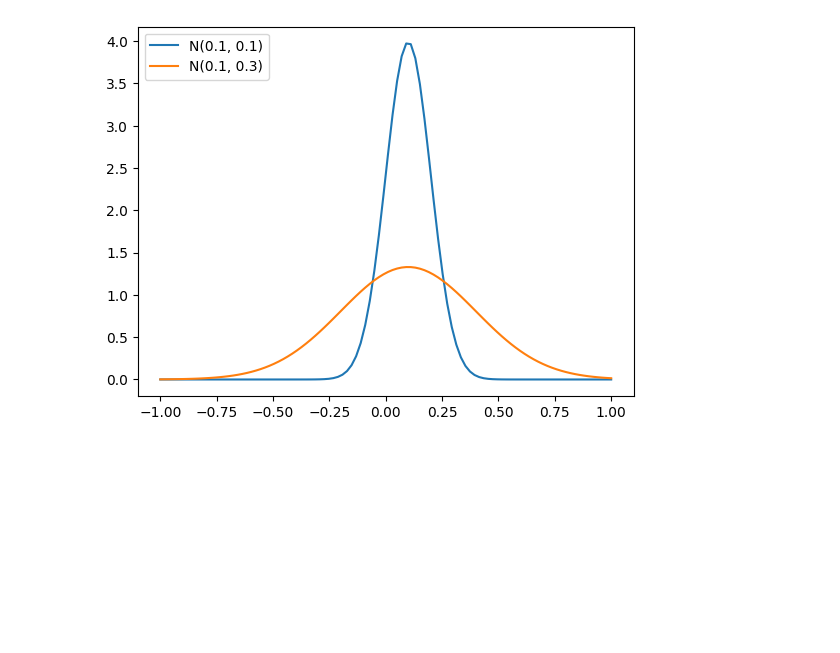
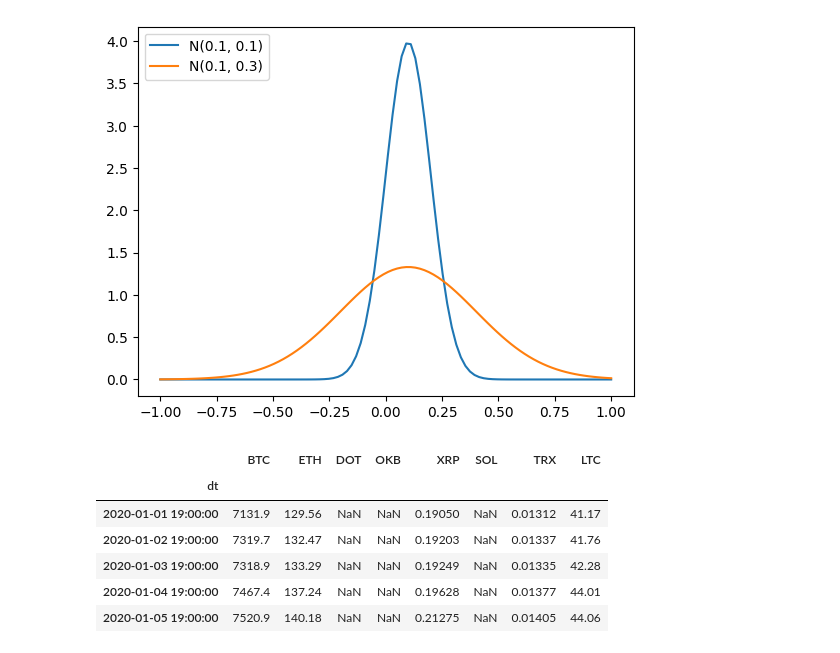
Before and after one commit to poluzerovT/Masters-thesis, a Jupyter notebook: notebooks/portfolio_examles.ipynb, the cells around one changed output. Saved outputs shown, nothing was run; the diff lists cells and outputs as text; code cells hidden in the pictures; blank space fills up the shorter version.

```diff
--- a/notebooks/portfolio_examles.ipynb
+++ b/notebooks/portfolio_examles.ipynb
@@ -25,3 +26,16 @@ plt.legend(loc='upper left')
 plt.savefig('../images/equal_mean.png')
 # %% [output]
 [figure]
+# %%
+df_prices = pd.read_csv('crypto.csv', index_col='dt', parse_dates=['dt'])
+df_prices.drop('TON-USDT', axis=1, inplace=True)
+df_prices.columns = [c.split('-')[0] for c in df_prices.columns]
+df_prices.head()
+# %% [output]
+|  | BTC | ETH | DOT | OKB | XRP | SOL | TRX | LTC |
+| dt |  |  |  |  |  |  |  |  |
+| 2020-01-01 19:00:00 | 7131.9 | 129.56 | NaN | NaN | 0.19050 | NaN | 0.01312 | 41.17 |
+| 2020-01-02 19:00:00 | 7319.7 | 132.47 | NaN | NaN | 0.19203 | NaN | 0.01337 | 41.76 |
+| 2020-01-03 19:00:00 | 7318.9 | 133.29 | NaN | NaN | 0.19249 | NaN | 0.01335 | 42.28 |
+| 2020-01-04 19:00:00 | 7467.4 | 137.24 | NaN | NaN | 0.19628 | NaN | 0.01377 | 44.01 |
+| 2020-01-05 19:00:00 | 7520.9 | 140.18 | NaN | NaN | 0.21275 | NaN | 0.01405 | 44.06 |
```
Also changed, not shown: parts of 10 cells of this notebook, 5 other files.
